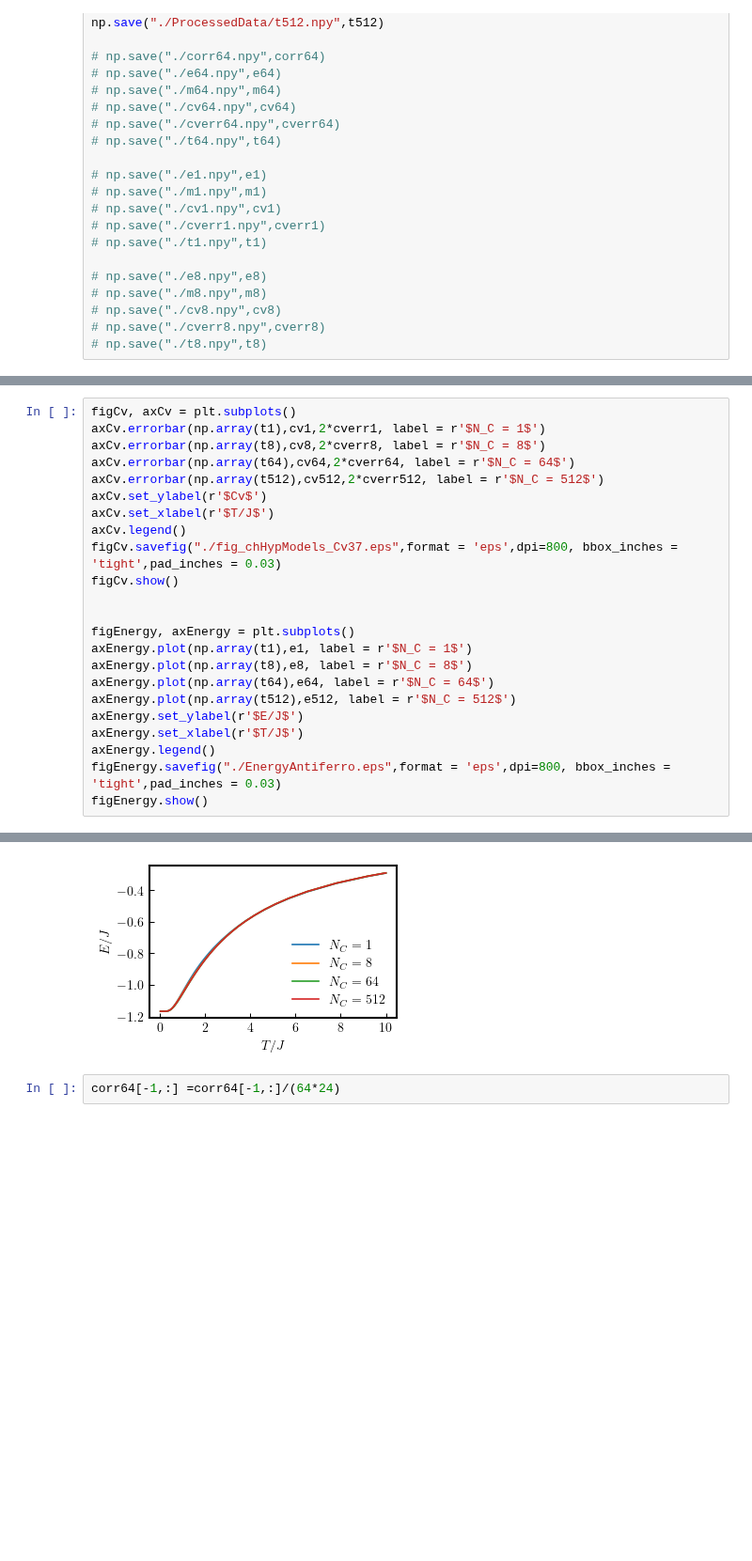
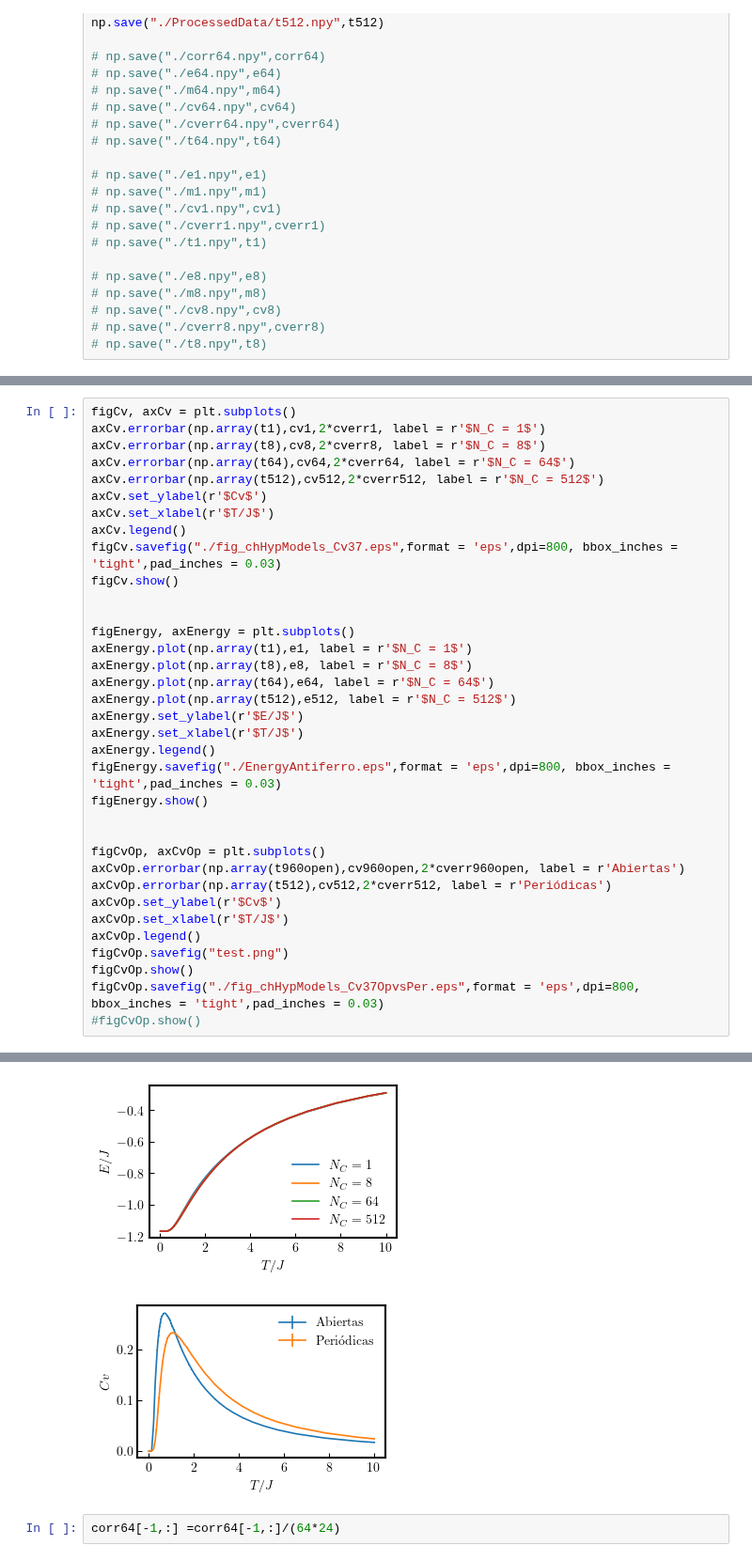
Before and after one commit to Alejo-Costa-Duran/ParallelTempering, a Jupyter notebook: dataAnalysis.ipynb, the cells around one changed output, grey strips where cells are left out. Shown at 94% size. Drawn from its saved outputs; the diff is of its cells as text; blank space fills up the shorter version.

```diff
--- a/dataAnalysis.ipynb
+++ b/dataAnalysis.ipynb
@@ -154,29 +186,42 @@ t512 = np.load("./ProcessedData/t512.npy")
 # %%
 figCv, axCv = plt.subplots()
 axCv.errorbar(np.array(t1),cv1,2*cverr1, label = r'$N_C = 1$')
 axCv.errorbar(np.array(t8),cv8,2*cverr8, label = r'$N_C = 8$')
 axCv.errorbar(np.array(t64),cv64,2*cverr64, label = r'$N_C = 64$')
 axCv.errorbar(np.array(t512),cv512,2*cverr512, label = r'$N_C = 512$')
 axCv.set_ylabel(r'$Cv$')
 axCv.set_xlabel(r'$T/J$')
 axCv.legend()
 figCv.savefig("./fig_chHypModels_Cv37.eps",format = 'eps',dpi=800, bbox_inches = 'tight',pad_inches = 0.03)
 figCv.show()
 
 
 figEnergy, axEnergy = plt.subplots()
 axEnergy.plot(np.array(t1),e1, label = r'$N_C = 1$')
 axEnergy.plot(np.array(t8),e8, label = r'$N_C = 8$')
 axEnergy.plot(np.array(t64),e64, label = r'$N_C = 64$')
 axEnergy.plot(np.array(t512),e512, label = r'$N_C = 512$')
 axEnergy.set_ylabel(r'$E/J$')
 axEnergy.set_xlabel(r'$T/J$')
 axEnergy.legend()
 figEnergy.savefig("./EnergyAntiferro.eps",format = 'eps',dpi=800, bbox_inches = 'tight',pad_inches = 0.03)
 figEnergy.show()
+
+
+figCvOp, axCvOp = plt.subplots()
+axCvOp.errorbar(np.array(t960open),cv960open,2*cverr960open, label = r'Abiertas')
+axCvOp.errorbar(np.array(t512),cv512,2*cverr512, label = r'Periódicas')
+axCvOp.set_ylabel(r'$Cv$')
+axCvOp.set_xlabel(r'$T/J$')
+axCvOp.legend()
+figCvOp.savefig("test.png")
+figCvOp.show()
+figCvOp.savefig("./fig_chHypModels_Cv37OpvsPer.eps",format = 'eps',dpi=800, bbox_inches = 'tight',pad_inches = 0.03)
+#figCvOp.show()
 # %% [output]
 [figure]
 [figure]
+[figure, added]
 # %%
 corr64[-1,:] =corr64[-1,:]/(64*24)
 # %%
```
Also changed, not shown: parts of 12 cells of this notebook, 25 other files.
